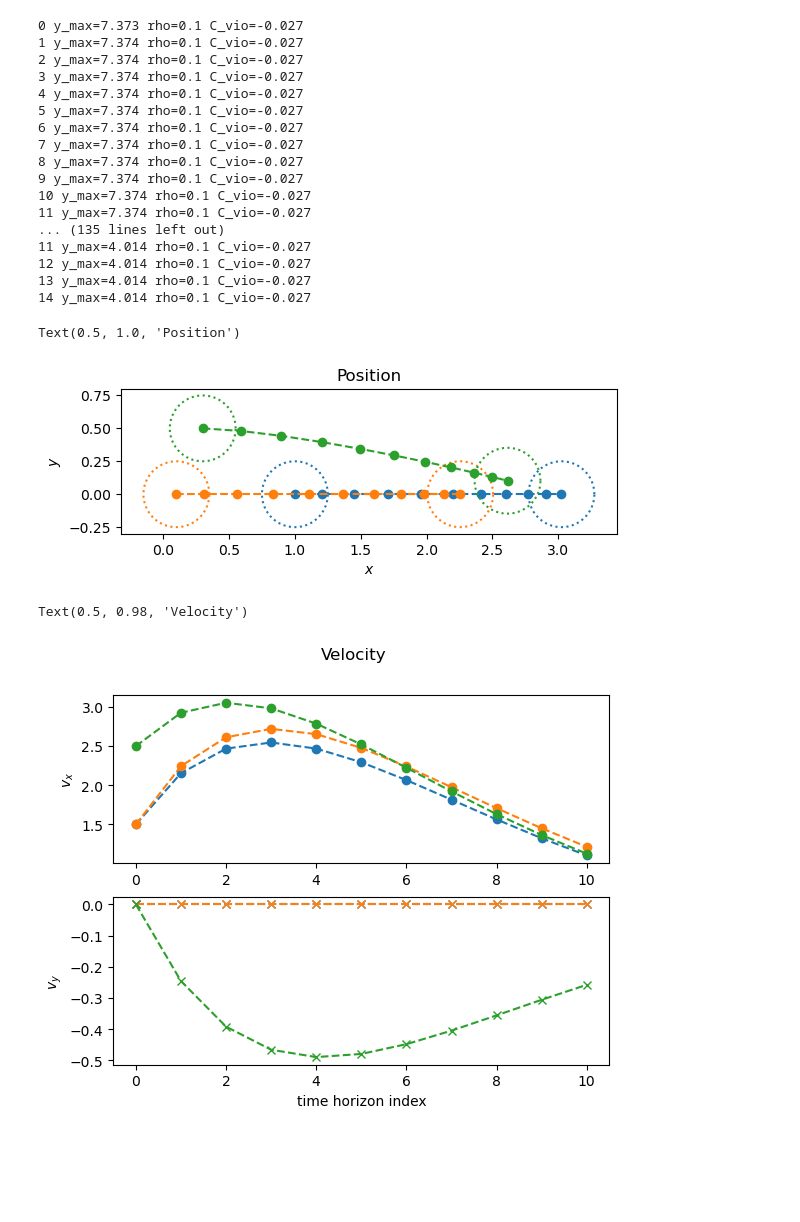
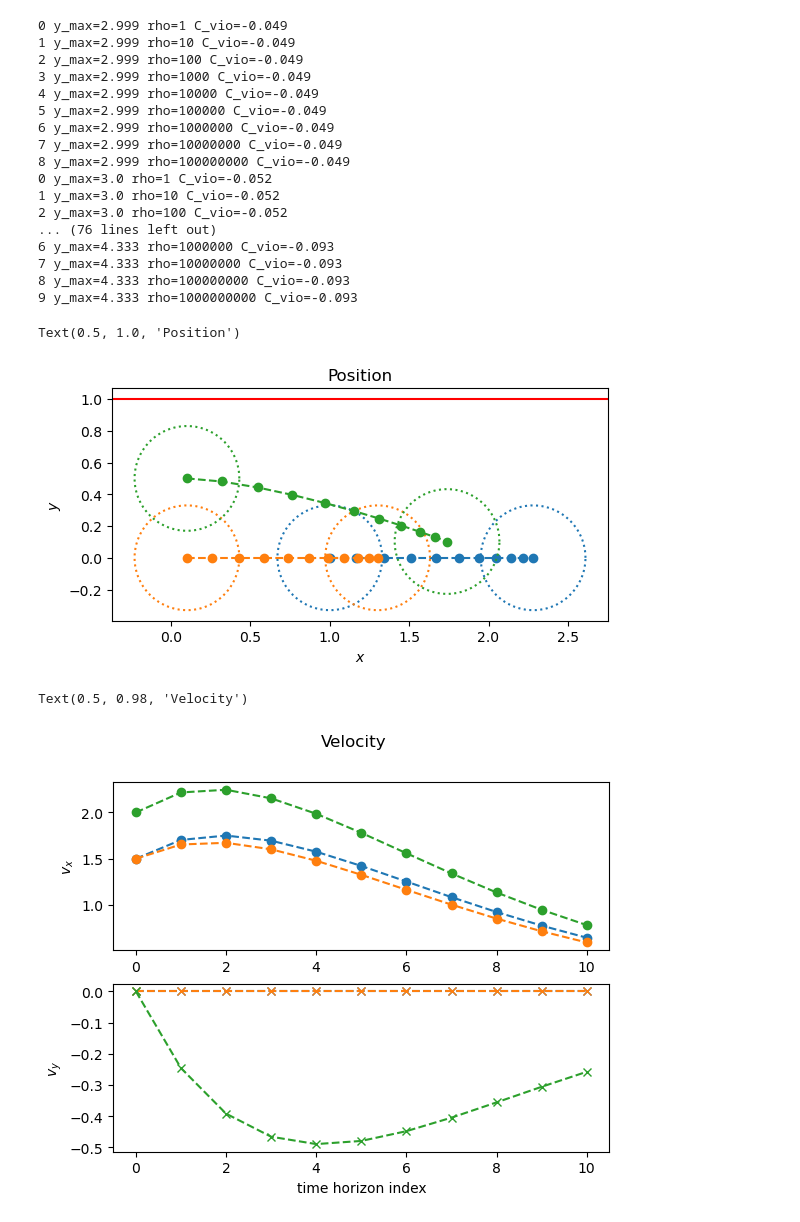
Before and after one commit to jtfa22/mae-271d-project-algames, a Jupyter notebook: mpc.ipynb, the cells around one changed output. Drawn from its saved outputs; the diff is of its cells as text; code cells hidden in the pictures; blank space fills up the shorter version.

```diff
--- a/mpc.ipynb
+++ b/mpc.ipynb
@@ -24,7 +24,7 @@ m = 2  # (a_x, a_y)
 dt = 0.1
 
 # collision avoidance radius
-r = 0.25
+r = 0.33
 
 # running cost matrix
 Q = np.eye(n)
@@ -36,13 +36,13 @@ Qf = np.eye(n) * 100
 R = np.eye(m)
 
 # penalty gain
-rho = 0.1
+rho = 1
 
 # penalty schedule
-gamma = 1
+gamma = 10
 
 # convergence tolerance
-eps = 1e-6
+eps = 1e-5
 
 # max iterations
 max_iter = 20
@@ -50,11 +50,12 @@ max_iter = 20
 # multiplier to enforce dynamics
 dynamics_mult = 100
 # %%
+
 # ### GENERAL EXAMPLE ICs###
 # # # initial state
-# x1_0 = np.array([0, 0, 2, 0.5])
-# x2_0 = np.array([0, -0.5, -3, 0])
-# x3_0 = np.array([0.5, 0.25, 0.5, -2])
+# x1_0 = np.array([0, 0, 1, 1.75])
+# x2_0 = np.array([0, -0.5, 1, 2])
+# x3_0 = np.array([0.5, 0.25, 0.5, 1])
 # list_x0 = [x1_0, x2_0, x3_0]
 
 # # final state
@@ -63,22 +64,22 @@ dynamics_mult = 100
 # x3_f = np.array([2.5, 0, 2, 0])
 # list_xf = [x1_f, x2_f, x3_f]
 
-## LANE MERGE ICs###
+### LANE MERGE ICs ###
 # initial state
 x1_0 = np.array([1, 0, 1.5, 0])
 x2_0 = np.array([0.1, 0, 1.5, 0])
-x3_0 = np.array([0.3, 0.5, 2.5, 0])
+x3_0 = np.array([0.1, 0.5, 2, 0])
 list_x0 = [x1_0, x2_0, x3_0]
 
 # final state
-x1_f = np.array([3.8, 0, 1.5, 0])
-x2_f = np.array([3.2, 0, 2, 0])
-x3_f = np.array([3.5, 0, 2, 0])
+x1_f = np.array([3, 0, 2, 0])
+x2_f = np.array([2, 0, 2, 0])
+x3_f = np.array([2.5, 0, 2, 0])
 list_xf = [x1_f, x2_f, x3_f]
 
 # constraints
 constraint_wall_y = 1
-constraint_u_x_max = 10
+constraint_u_x_max = 5
 constraint_u_y_max = constraint_u_x_max
 # %%
 X_mpc, U_mpc = MPC(
@@ -103,47 +104,48 @@ X_mpc, U_mpc = MPC(
         dynamics_mult,
     )
 # %% [output]
-0 y_max=7.373 rho=0.1 C_vio=-0.027
-1 y_max=7.374 rho=0.1 C_vio=-0.027
-2 y_max=7.374 rho=0.1 C_vio=-0.027
-3 y_max=7.374 rho=0.1 C_vio=-0.027
-4 y_max=7.374 rho=0.1 C_vio=-0.027
-5 y_max=7.374 rho=0.1 C_vio=-0.027
-6 y_max=7.374 rho=0.1 C_vio=-0.027
-7 y_max=7.374 rho=0.1 C_vio=-0.027
-8 y_max=7.374 rho=0.1 C_vio=-0.027
-9 y_max=7.374 rho=0.1 C_vio=-0.027
-10 y_max=7.374 rho=0.1 C_vio=-0.027
-11 y_max=7.374 rho=0.1 C_vio=-0.027
-... (135 lines left out)
-11 y_max=4.014 rho=0.1 C_vio=-0.027
-12 y_max=4.014 rho=0.1 C_vio=-0.027
-13 y_max=4.014 rho=0.1 C_vio=-0.027
-14 y_max=4.014 rho=0.1 C_vio=-0.027
+0 y_max=2.999 rho=1 C_vio=-0.049
+1 y_max=2.999 rho=10 C_vio=-0.049
+2 y_max=2.999 rho=100 C_vio=-0.049
+3 y_max=2.999 rho=1000 C_vio=-0.049
+4 y_max=2.999 rho=10000 C_vio=-0.049
+5 y_max=2.999 rho=100000 C_vio=-0.049
+6 y_max=2.999 rho=1000000 C_vio=-0.049
+7 y_max=2.999 rho=10000000 C_vio=-0.049
+8 y_max=2.999 rho=100000000 C_vio=-0.049
+0 y_max=3.0 rho=1 C_vio=-0.052
+1 y_max=3.0 rho=10 C_vio=-0.052
+2 y_max=3.0 rho=100 C_vio=-0.052
+... (76 lines left out)
+6 y_max=4.333 rho=1000000 C_vio=-0.093
+7 y_max=4.333 rho=10000000 C_vio=-0.093
+8 y_max=4.333 rho=100000000 C_vio=-0.093
+9 y_max=4.333 rho=1000000000 C_vio=-0.093
 # %%
 x_players = np.split(X_mpc, M)
 
 # safety radius
 th = np.linspace(0, 2 * np.pi, 180)
 c_cos = np.cos(th) * r
 c_sin = np.sin(th) * r
 
 # plot
 plt.figure()
 for i, x in enumerate(x_players):
     x = np.reshape(x, (n, N+1), order="F")
     plt.plot(x[0, :], x[1, :], "o--")
 
     # plot cola radius
     plt.plot(x[0, 0] + c_cos, x[1, 0] + c_sin, ":", c=f"C{i}")
     plt.plot(x[0, -1] + c_cos, x[1, -1] + c_sin, ":", c=f"C{i}")
+plt.axhline(constraint_wall_y, c="r")
 plt.gca().set_aspect("equal")
 plt.xlabel('$x$')
 plt.ylabel('$y$')
 plt.title("Position")
 # %% [output]
 Text(0.5, 1.0, 'Position')
-[figure, old version]
+[figure, new version]
 # %%
 # velocity
 plt.figure()
@@ -159,7 +161,7 @@ plt.xlabel('time horizon index')
 plt.suptitle("Velocity")
 # %% [output]
 Text(0.5, 0.98, 'Velocity')
-[figure, old version]
+[figure, new version]
 # %%
 u_players = np.split(U_mpc, M)
 
```
Also changed, not shown: parts of 1 cell of this notebook, 1 other file.
